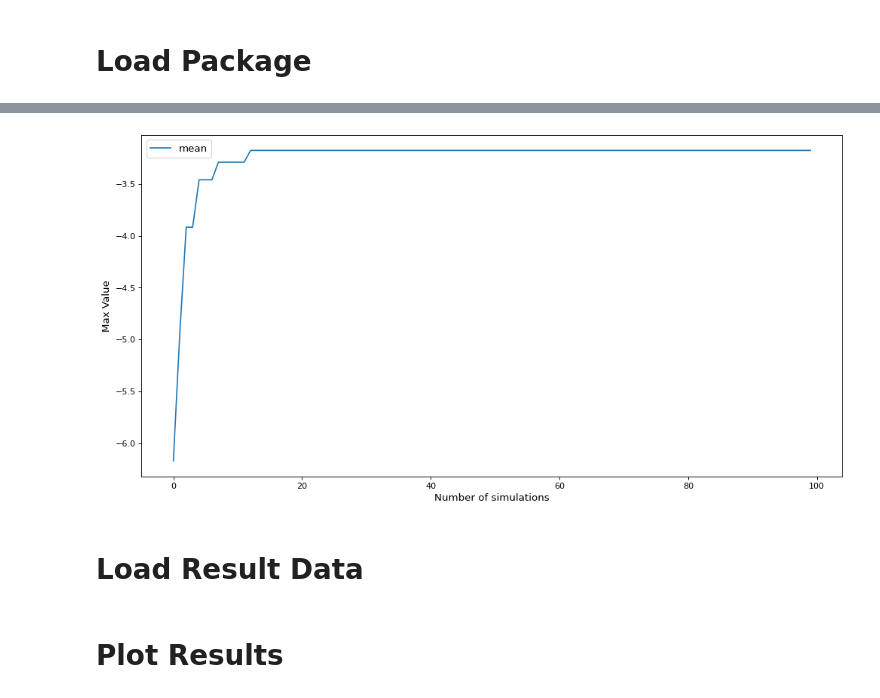
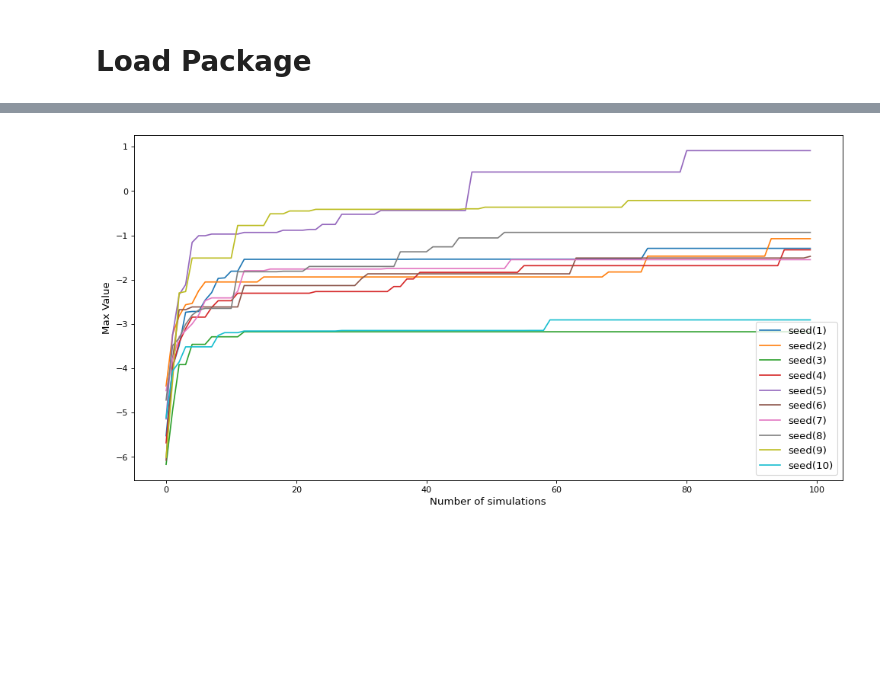
Before and after one commit to jdj2261/pytamp, a Jupyter notebook: results/benchmark2_unit_result.ipynb, the cells around one changed output, grey strips where cells are left out. Saved outputs shown, nothing was run; the diff lists cells and outputs as text; code cells hidden in the pictures; blank space fills up the shorter version.

```diff
--- a/results/benchmark2_unit_result.ipynb
+++ b/results/benchmark2_unit_result.ipynb
@@ -99,28 +117,34 @@ p_utils.plot_values(
 # %%
-seed=3
+seeds=10
 budgets = 100
 end_num = 0
 algo = "bai_ucb"
-filename = f'benchmark2_result/benchmark2_test_algo({algo})_budget({budgets})_seed({seed})_{end_num}.npy'
+fig, ax = p_utils.init_2d_figure("test")
 
-bai_ucb_final_level_1_values = []
-bai_ucb_final_level_2_values = []
-bai_ucb_final_pnp_all_joint_paths = []
+for seed in range(1, seeds+1):
+    filename = f'benchmark2_result/benchmark2_test_algo({algo})_budget({budgets})_seed({seed})_{end_num}.npy'
 
-with open(filename,'rb') as f:
-    data_for_seed = np.load(f, allow_pickle=True)
-    bai_ucb_final_level_1_values.append(data_for_seed['level_1_values'])
-    bai_ucb_final_level_2_values.append(data_for_seed['level_2_values'])
-    bai_ucb_final_pnp_all_joint_paths.append(data_for_seed['pnp_all_joint_paths'])
+    perturb_final_level_1_values = []
+    perturb_final_level_2_values = []
+    perturb_final_pnp_all_joint_paths = []
 
-fig, ax = p_utils.init_2d_figure("test")
-mean_result = np.mean(bai_ucb_final_level_1_values[0], axis=0)
-p_utils.plot_values(
-    ax,
-    mean_result,
-    label="mean",
-    title="Benchamrk1_Level_1",
-    save_dir_name='benchmark2_result',
-    is_save=False)
+    try:
+        with open(filename,'rb') as f:
+            data_for_seed = np.load(f, allow_pickle=True)
+            perturb_final_level_1_values.append(data_for_seed['level_1_values'])
+            perturb_final_level_2_values.append(data_for_seed['level_2_values'])
+            perturb_final_pnp_all_joint_paths.append(data_for_seed['pnp_all_joint_paths'])
+            c_list = data_for_seed['c']
+
+        mean_result = np.mean(perturb_final_level_1_values[0], axis=0)
+        p_utils.plot_values(
+            ax,
+            mean_result,
+            label=f"seed({seed})",
+            title="Benchamrk1_Level_1",
+            save_dir_name='benchmark2_result',
+            is_save=False)
+    except FileNotFoundError as f:
+        print(f)
 # %% [output]
-[figure, old version]
+[figure, new version]
@@ -141,2 +150,0 @@ p_utils.plot_values(
-# %% [markdown]
-# Load Result Data
@@ -163,2 +150,0 @@ for idx, algo in enumerate(algos):
-# %% [markdown]
-# Plot Results
```
Also changed, not shown: parts of 7 cells of this notebook, 56 other files.
